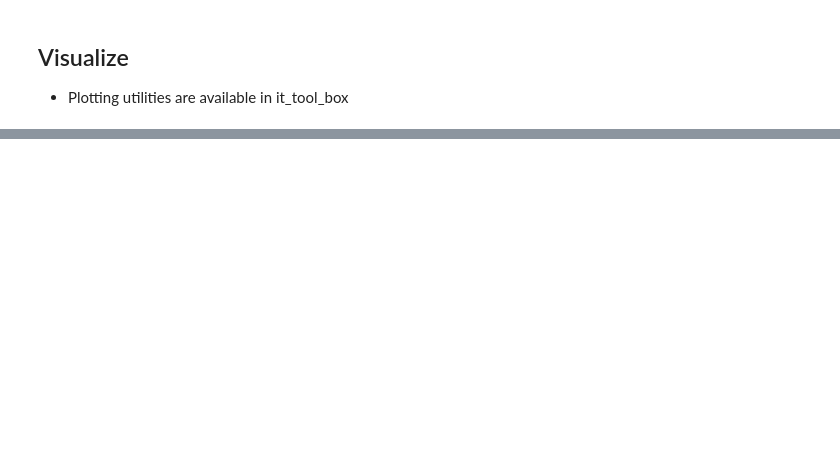
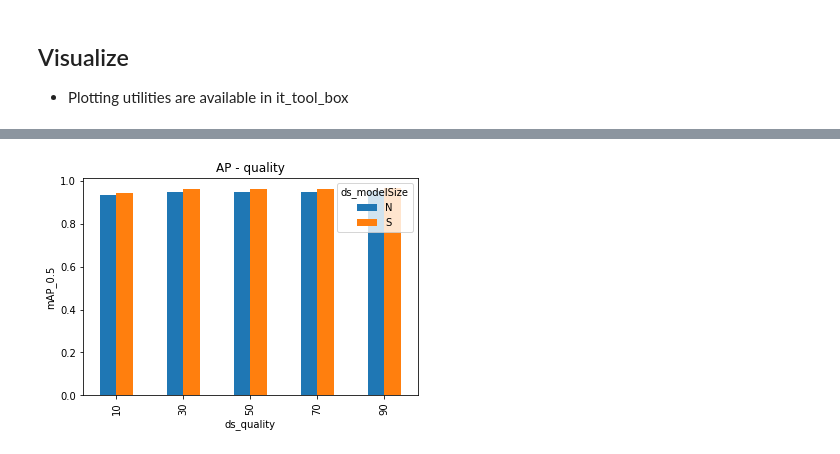
Before and after one commit to satellogic/iquaflow-airport-use-case, a Jupyter notebook: IQF-UseCase.ipynb, the cells around one changed output, grey strips where cells are left out. Cells and saved outputs as stored; diff of their text form; code cells hidden in the pictures; blank space fills up the shorter version.

```diff
--- a/IQF-UseCase.ipynb
+++ b/IQF-UseCase.ipynb
@@ -98 +204,13 @@ df
+# %%
+ev = ExperimentVisual(df)
+
+ev.visualize(
+    plot_kind="bars",
+    xvar="ds_quality",
+    yvar="mAP_0.5",
+    legend_var="ds_modelSize",
+    title="AP - quality"
+)
+# %% [output]
+[figure, added]
 # %%
```
Also changed, not shown: parts of 15 cells of this notebook, 3 other files.
